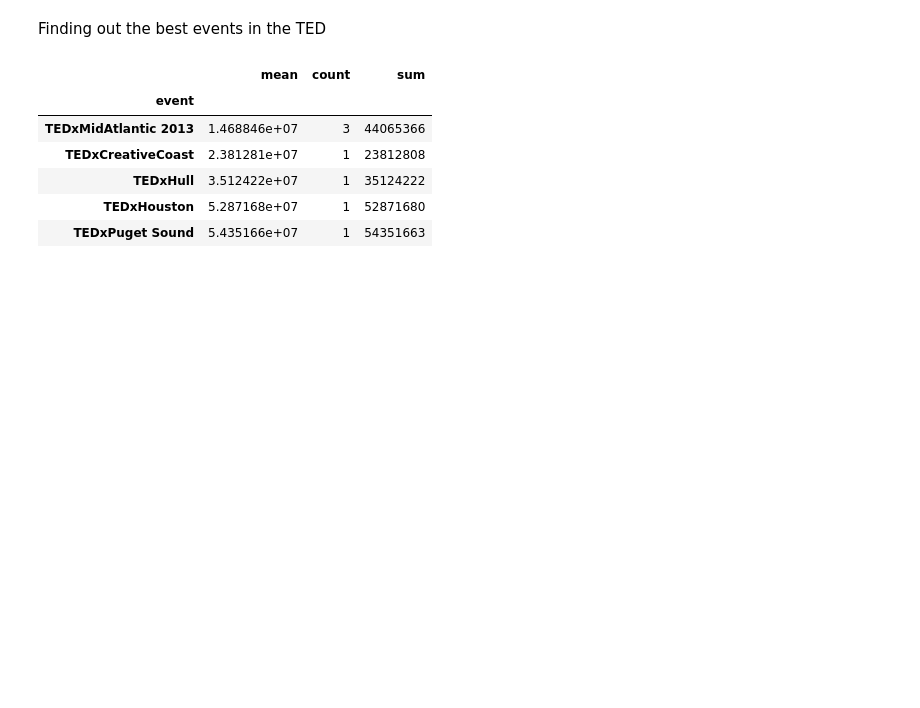
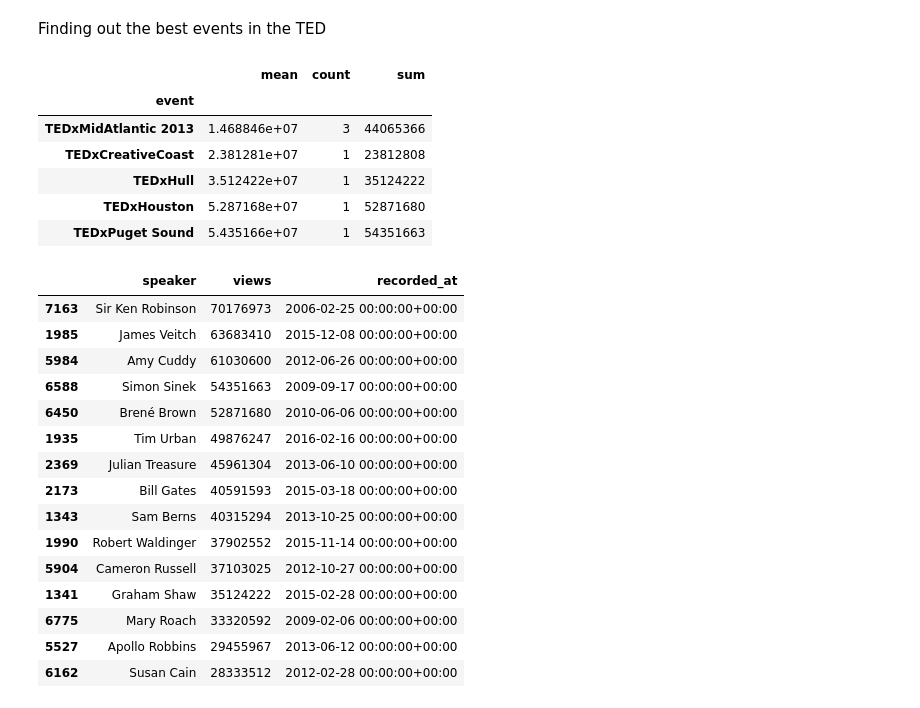
Before and after one commit to vaishakmk/TedTalk-Analysis, a Jupyter notebook: Viswamithra_ds.ipynb, the cells around one changed output. Drawn from its saved outputs; the diff is of its cells as text; code cells hidden in the pictures; blank space fills up the shorter version.

```diff
--- a/Viswamithra_ds.ipynb
+++ b/Viswamithra_ds.ipynb
@@ -224,3 +312,23 @@ df.groupby('event').views.agg(['mean','count','sum']).sort_values('mean').tail()
 | TEDxHull | 3.512422e+07 | 1 | 35124222 |
 | TEDxHouston | 5.287168e+07 | 1 | 52871680 |
 | TEDxPuget Sound | 5.435166e+07 | 1 | 54351663 |
+# %%
+famous_talks = df[['speaker', 'views', 'recorded_at']].sort_values('views', ascending=False)[:15]
+famous_talks
+# %% [output]
+|  | speaker | views | recorded_at |
+| 7163 | Sir Ken Robinson | 70176973 | 2006-02-25 00:00:00+00:00 |
+| 1985 | James Veitch | 63683410 | 2015-12-08 00:00:00+00:00 |
+| 5984 | Amy Cuddy | 61030600 | 2012-06-26 00:00:00+00:00 |
+| 6588 | Simon Sinek | 54351663 | 2009-09-17 00:00:00+00:00 |
+| 6450 | Brené Brown | 52871680 | 2010-06-06 00:00:00+00:00 |
+| 1935 | Tim Urban | 49876247 | 2016-02-16 00:00:00+00:00 |
+| 2369 | Julian Treasure | 45961304 | 2013-06-10 00:00:00+00:00 |
+| 2173 | Bill Gates | 40591593 | 2015-03-18 00:00:00+00:00 |
+| 1343 | Sam Berns | 40315294 | 2013-10-25 00:00:00+00:00 |
+| 1990 | Robert Waldinger | 37902552 | 2015-11-14 00:00:00+00:00 |
+| 5904 | Cameron Russell | 37103025 | 2012-10-27 00:00:00+00:00 |
+| 1341 | Graham Shaw | 35124222 | 2015-02-28 00:00:00+00:00 |
+| 6775 | Mary Roach | 33320592 | 2009-02-06 00:00:00+00:00 |
+| 5527 | Apollo Robbins | 29455967 | 2013-06-12 00:00:00+00:00 |
+| 6162 | Susan Cain | 28333512 | 2012-02-28 00:00:00+00:00 |
```
Also changed, not shown: parts of 16 cells of this notebook, 5 other files.
